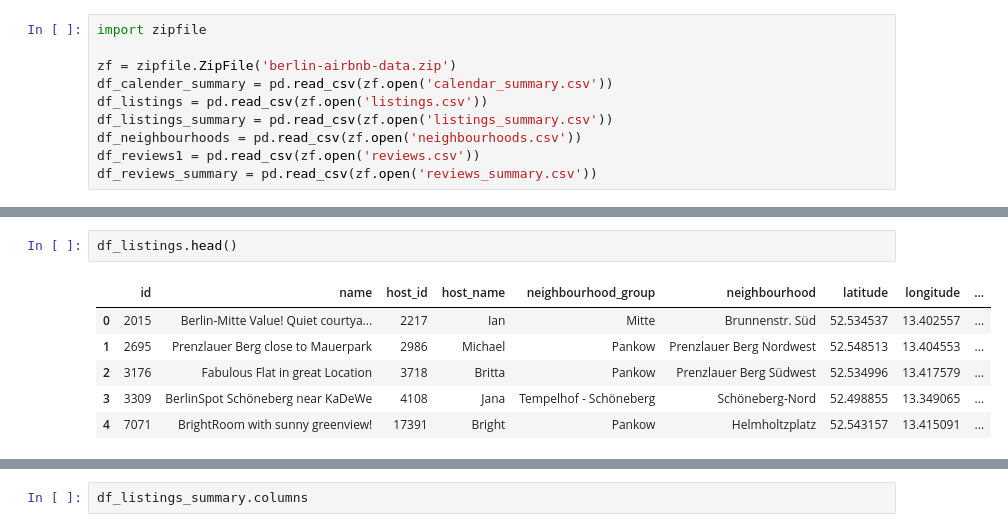
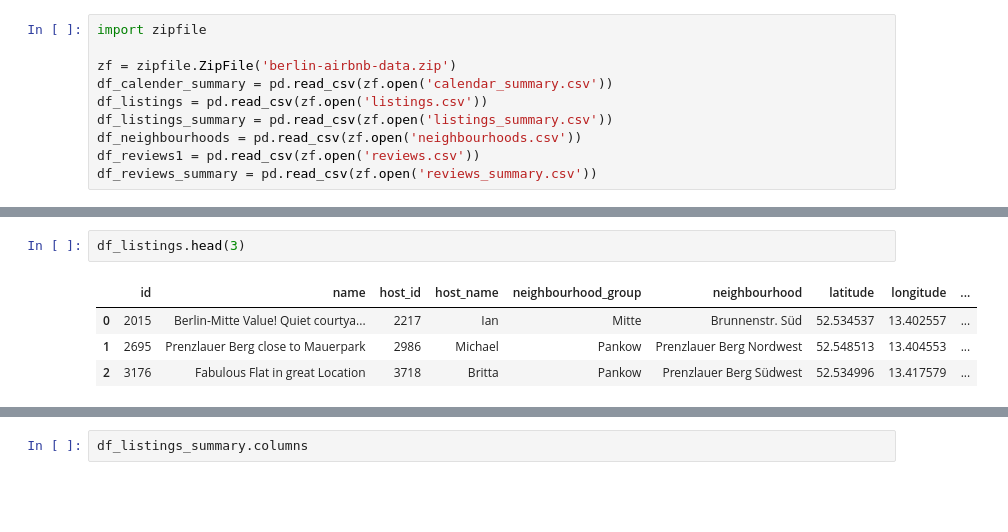
Before and after one commit to SamuelLawrence876/Analysing-Berlin-AirBnB-Rental, a Jupyter notebook: German_house_Kaggle.ipynb, the cells around one changed output, grey strips where cells are left out. Cells and saved outputs as stored; diff of their text form; blank space fills up the shorter version.

```diff
--- a/German_house_Kaggle.ipynb
+++ b/German_house_Kaggle.ipynb
@@ -54,10 +44,8 @@ df_calender_summary.head()
 # %%
-df_listings.head()
+df_listings.head(3)
 # %% [output]
 |  | id | name | host_id | host_name | neighbourhood_group | neighbourhood | latitude | longitude | ... |
 | 0 | 2015 | Berlin-Mitte Value! Quiet courtya... | 2217 | Ian | Mitte | Brunnenstr. Süd | 52.534537 | 13.402557 | ... |
 | 1 | 2695 | Prenzlauer Berg close to Mauerpark | 2986 | Michael | Pankow | Prenzlauer Berg Nordwest | 52.548513 | 13.404553 | ... |
 | 2 | 3176 | Fabulous Flat in great Location | 3718 | Britta | Pankow | Prenzlauer Berg Südwest | 52.534996 | 13.417579 | ... |
-| 3 | 3309 | BerlinSpot Schöneberg near KaDeWe | 4108 | Jana | Tempelhof - Schöneberg | Schöneberg-Nord | 52.498855 | 13.349065 | ... |
-| 4 | 7071 | BrightRoom with sunny greenview! | 17391 | Bright | Pankow | Helmholtzplatz | 52.543157 | 13.415091 | ... |
 # %%
```
Also changed, not shown: parts of 12 cells of this notebook.
